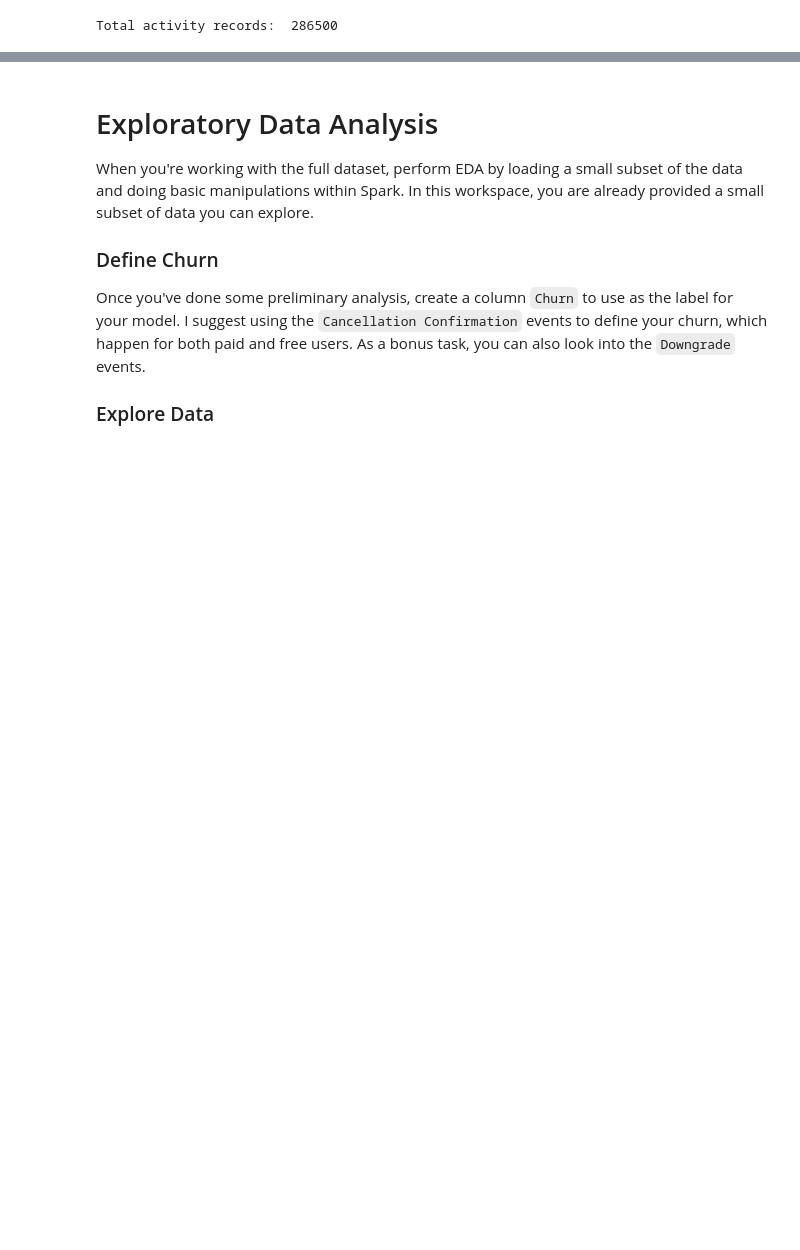
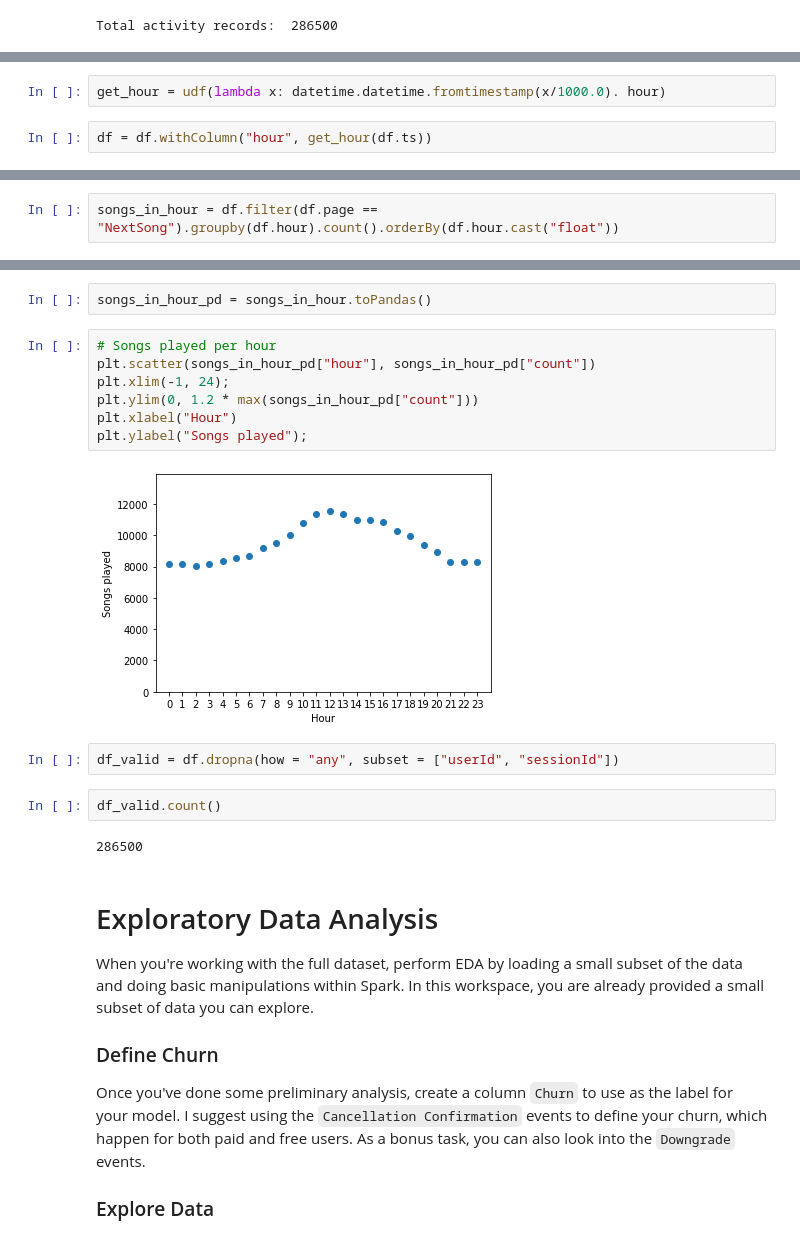
Before and after one commit to peterle93/Customer-Churn-Prediction-with-Spark, a Jupyter notebook: Sparkify.ipynb, the cells around one changed output, grey strips where cells are left out. Drawn from its saved outputs; the diff is of its cells as text; blank space fills up the shorter version.

```diff
--- a/Sparkify.ipynb
+++ b/Sparkify.ipynb
@@ -92,0 +163,4 @@ df.head()
+# %%
+get_hour = udf(lambda x: datetime.datetime.fromtimestamp(x/1000.0). hour)
+# %%
+df = df.withColumn("hour", get_hour(df.ts))
@@ -92,0 +191,2 @@ df.head()
+# %%
+songs_in_hour = df.filter(df.page == "NextSong").groupby(df.hour).count().orderBy(df.hour.cast("float"))
@@ -93,3 +213,20 @@ df.head()
+# %%
+songs_in_hour_pd = songs_in_hour.toPandas()
+# %%
+# Songs played per hour
+plt.scatter(songs_in_hour_pd["hour"], songs_in_hour_pd["count"])
+plt.xlim(-1, 24);
+plt.ylim(0, 1.2 * max(songs_in_hour_pd["count"]))
+plt.xlabel("Hour")
+plt.ylabel("Songs played");
+# %% [output]
+[figure, added]
+# %%
+df_valid = df.dropna(how = "any", subset = ["userId", "sessionId"])
+# %%
+df_valid.count()
+# %% [output]
+286500
 # %% [markdown]
 # Exploratory Data Analysis
 When you're working with the full dataset, perform EDA by loading a small subset of the data and doing basic manipulations within Spark. In this workspace, you are already provided a small subset of data you can explore.
```
Also changed, not shown: parts of 10 cells of this notebook.
